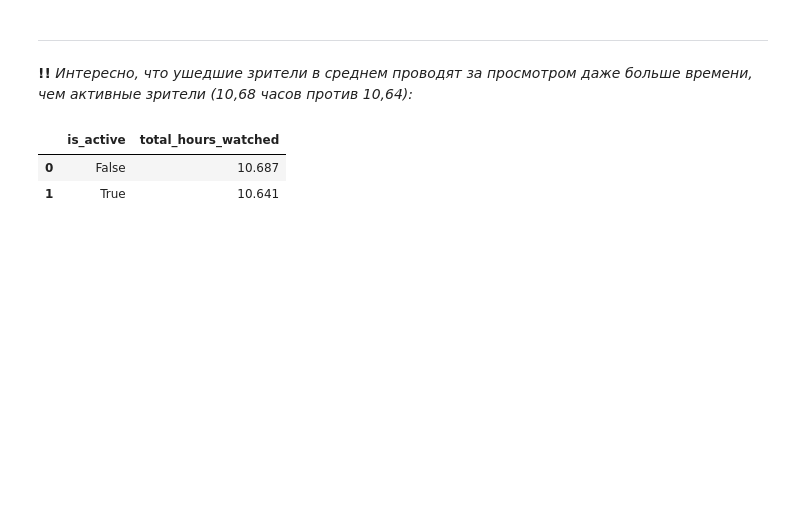
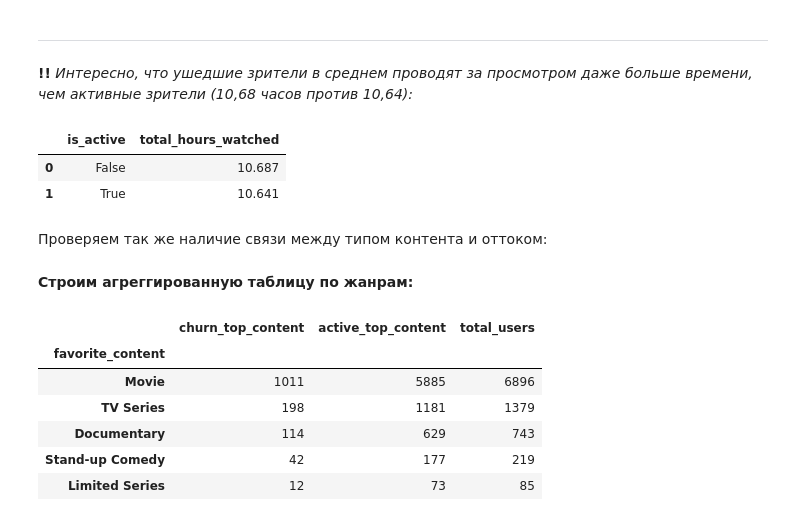
Before and after one commit to rouch314/netflix-users-behavior-analysis, a Jupyter notebook: netflix-analysis.ipynb, the cells around one changed output. Cells and saved outputs as stored; diff of their text form; code cells hidden in the pictures; blank space fills up the shorter version.

```diff
--- a/netflix-analysis.ipynb
+++ b/netflix-analysis.ipynb
@@ -1100,3 +1111,24 @@ display(df.groupby('is_active')['total_hours_watched'].mean().round(3).reset_ind
 |  | is_active | total_hours_watched |
 | 0 | False | 10.687 |
 | 1 | True | 10.641 |
+# %% [markdown]
+Проверяем так же наличие связи между типом контента и оттоком:
+# %%
+churn_top_content = df[df['is_active']==0].groupby('favorite_content')['user_id'].count()
+active_top_content = df[df['is_active']==1].groupby('favorite_content')['user_id'].count()
+total_users = df.groupby('favorite_content')['user_id'].count()
+
+pivot_top_content = pd.concat([churn_top_content, active_top_content, total_users], axis=1)
+pivot_top_content.columns = ['churn_top_content', 'active_top_content', 'total_users']
+pivot_top_content = pivot_top_content.sort_values(by='churn_top_content', ascending=False)
+display(Markdown(f'**Строим агреггированную таблицу по жанрам:**\n'))
+display(pivot_top_content)
+# %% [output]
+**Строим агреггированную таблицу по жанрам:**
+|  | churn_top_content | active_top_content | total_users |
+| favorite_content |  |  |  |
+| Movie | 1011 | 5885 | 6896 |
+| TV Series | 198 | 1181 | 1379 |
+| Documentary | 114 | 629 | 743 |
+| Stand-up Comedy | 42 | 177 | 219 |
+| Limited Series | 12 | 73 | 85 |
```
Also changed, not shown: parts of 8 cells of this notebook.
